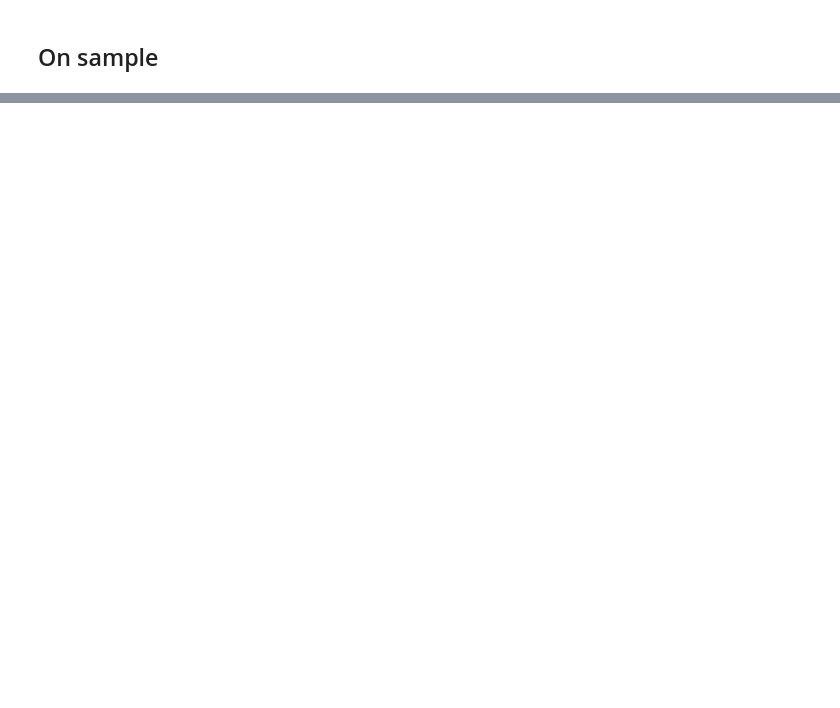
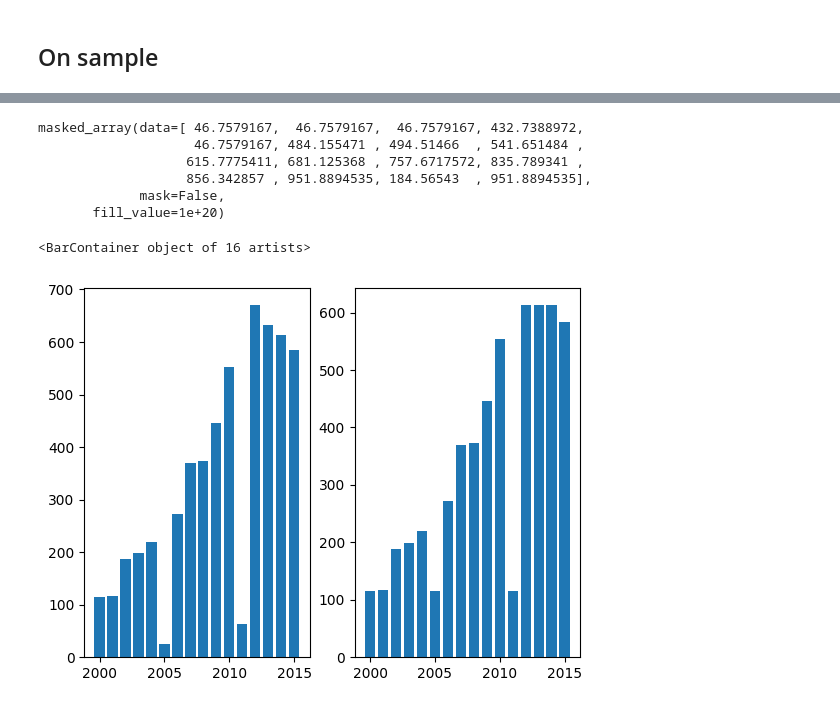
Before and after one commit to Manish-Kumar-9782/Tutorials-, a Jupyter notebook: Python DataScience/Aug 2023/Life Expectancy.ipynb, the cells around one changed output, grey strips where cells are left out. Cells and saved outputs as stored; diff of their text form; code cells hidden in the pictures; blank space fills up the shorter version.

```diff
--- a/Python DataScience/Aug 2023/Life Expectancy.ipynb
+++ b/Python DataScience/Aug 2023/Life Expectancy.ipynb
@@ -194,0 +211,2 @@ df_2[df_2.columns[2:]].corr()
+# %%
+gdp_summary =  df_2.pivot(index="Country", columns="Year", values="GDP")
@@ -194,0 +265,21 @@ df_2[df_2.columns[2:]].corr()
+# %%
+winsorize(gdp_summary.loc["Bangladesh"], limits=(0.20,0.10))
+# %% [output]
+masked_array(data=[ 46.7579167,  46.7579167,  46.7579167, 432.7388972,
+                    46.7579167, 484.155471 , 494.51466  , 541.651484 ,
+                   615.7775411, 681.125368 , 757.6717572, 835.789341 ,
+                   856.342857 , 951.8894535, 184.56543  , 951.8894535],
+             mask=False,
+       fill_value=1e+20)
+# %%
+fig, axes = plt.subplots(ncols=2)
+
+axes1, axes2 = axes
+
+axes1.bar(gdp_summary.columns,gdp_summary.loc["Afghanistan"])
+ms = winsorize(gdp_summary.loc["Afghanistan"], limits=(0.15,0.15))
+
+axes2.bar(gdp_summary.columns,ms)
+# %% [output]
+<BarContainer object of 16 artists>
+[figure, added]
```
Also changed, not shown: parts of 20 cells of this notebook.
